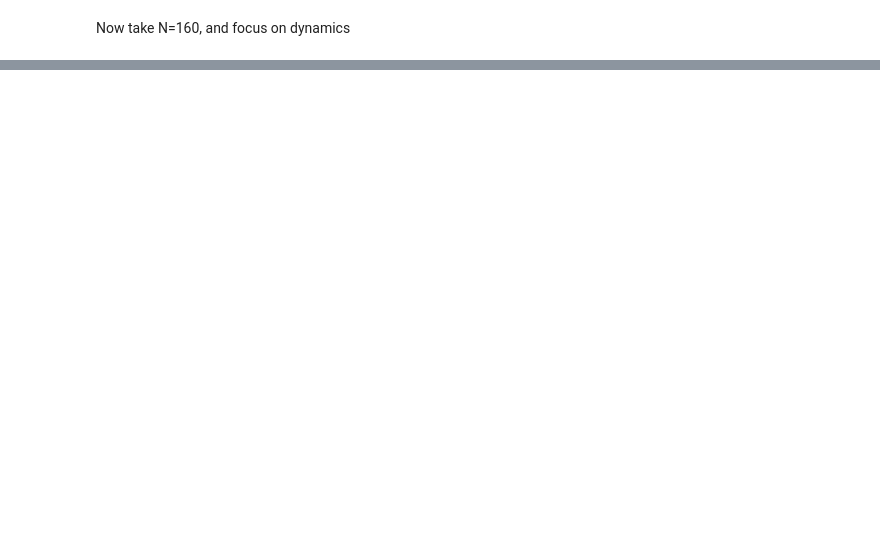
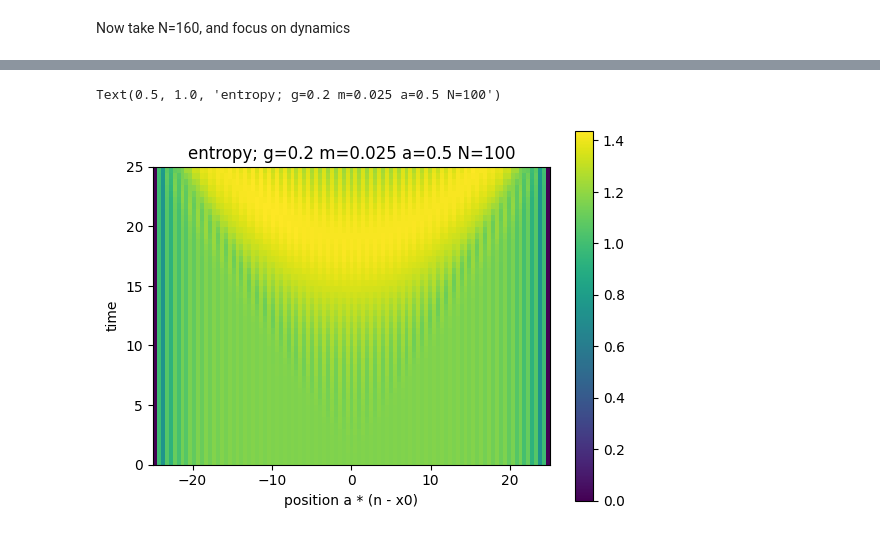
Before and after one commit to marekrams/jffs, a Jupyter notebook: test_time_evolution.ipynb, the cells around one changed output, grey strips where cells are left out. Drawn from its saved outputs; the diff is of its cells as text; code cells hidden in the pictures; blank space fills up the shorter version.

```diff
--- a/test_time_evolution.ipynb
+++ b/test_time_evolution.ipynb
@@ -130,2 +90,12 @@ Text(0.5, 1.0, 'g=0.2 m=0.025 a=1 N=160')
+# %%
+ee = np.array(ents_time).real
+fig = plt.imshow(ee, extent=(-N*a/2, N*a/2, times[0], times[-1]), origin='lower', aspect=1.5)
+plt.colorbar()
+plt.xlabel("position a * (n - x0)")
+plt.ylabel("time")
+plt.title(f"entropy; {g=} {m=} {a=} {N=}")
+# %% [output]
+Text(0.5, 1.0, 'entropy; g=0.2 m=0.025 a=0.5 N=100')
+[figure, added]
 # %%
 engs_total = [sum(engs_gs)] + [sum(ee) for ee in engs_time]
```
Also changed, not shown: parts of 14 cells of this notebook, 6 other files.
